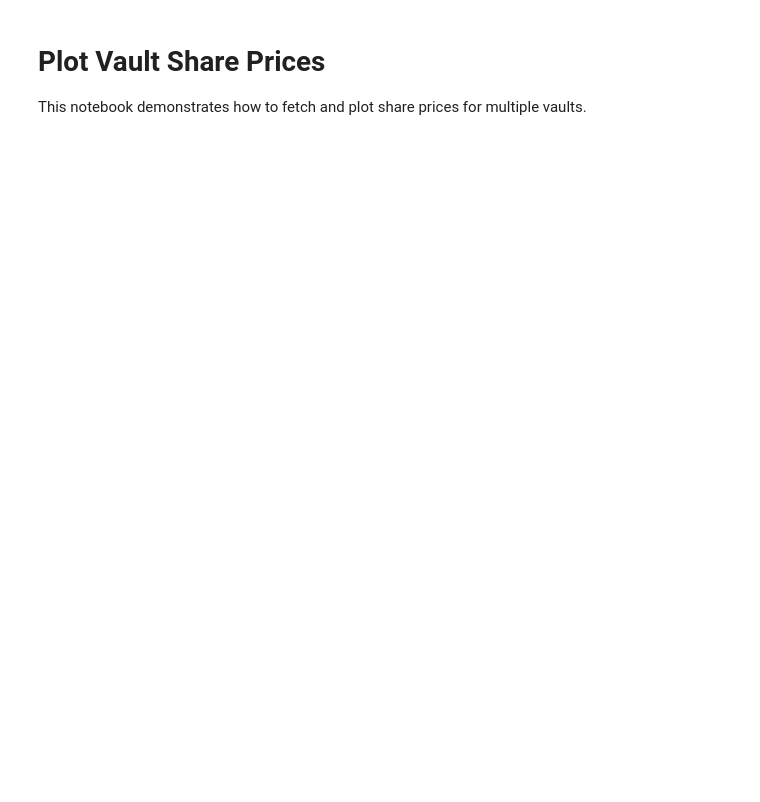
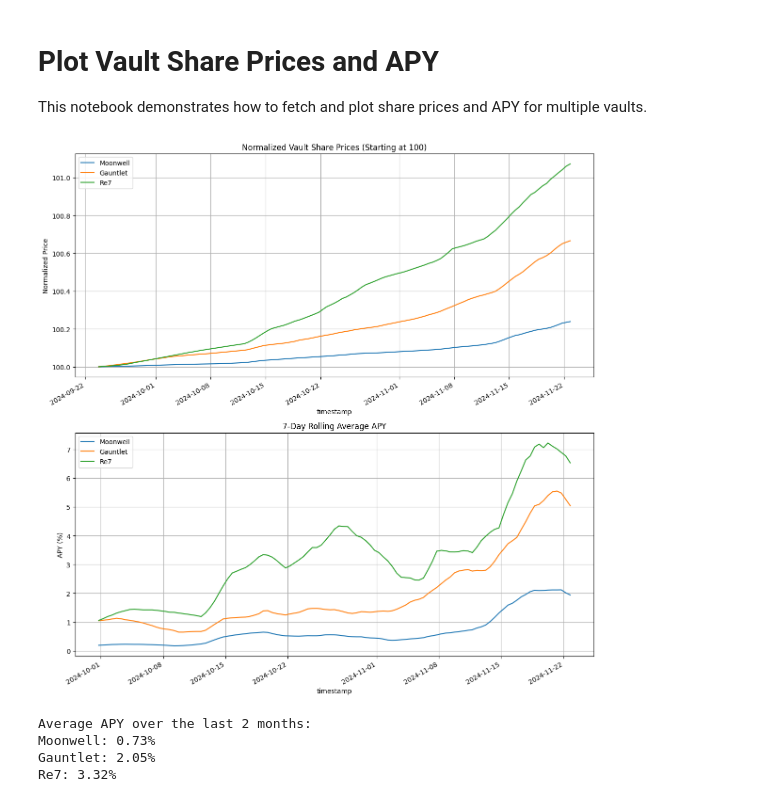
Before and after one commit to monarch-xyz/research, a Jupyter notebook: examples/plot_vaults.ipynb, the cells around one changed output. Cells and saved outputs as stored; diff of their text form; code cells hidden in the pictures; blank space fills up the shorter version.

```diff
--- a/examples/plot_vaults.ipynb
+++ b/examples/plot_vaults.ipynb
@@ -1,6 +1,6 @@
 # %% [markdown]
-# Plot Vault Share Prices
-This notebook demonstrates how to fetch and plot share prices for multiple vaults.
+# Plot Vault Share Prices and APY
+This notebook demonstrates how to fetch and plot share prices and APY for multiple vaults.
 # %%
 import sys
 sys.path.append('../src')
@@ -32,0 +19,66 @@ plt.show()
+# %%
+# Set time range for 2 months
+end_date = datetime.now()
+start_date = end_date - timedelta(days=60)  # Last 60 days
+
+# Fetch and process data for each vault
+def fetch_and_process(fetcher, start_date, end_date):
+    df = fetcher.fetch_prices(start_date, end_date, interval_hours=12)
+
+    # Calculate daily returns and APY
+    df['daily_return'] = df['price'].pct_change()
+    df['apy'] = ((1 + df['daily_return']) ** 365 - 1) * 100
+
+    # Calculate 7-day rolling average APY
+    df['rolling_apy'] = df['apy'].rolling(window=14).mean()  # 14 periods = 7 days (with 12-hour intervals)
+
+    # Normalize prices to start at 100
+    first_price = df['price'].iloc[0]
+    df['normalized_price'] = df['price'] * (100 / first_price)
+
+    return df
+
+# Process data for each vault
+moonwell_df = fetch_and_process(moonwell_fetcher, start_date, end_date)
+gauntlet_df = fetch_and_process(gauntlet_fetcher, start_date, end_date)
+re7_df = fetch_and_process(re7_fetcher, start_date, end_date)
+
+# Create figure with two subplots
+fig, (ax1, ax2) = plt.subplots(2, 1, figsize=(12, 12))
+
+# Plot normalized share prices
+moonwell_df.plot(x='timestamp', y='normalized_price', ax=ax1, label='Moonwell')
+gauntlet_df.plot(x='timestamp', y='normalized_price', ax=ax1, label='Gauntlet')
+re7_df.plot(x='timestamp', y='normalized_price', ax=ax1, label='Re7')
+
+ax1.set_title('Normalized Vault Share Prices (Starting at 100)')
+ax1.set_ylabel('Normalized Price')
+ax1.legend()
+ax1.grid(True)
+
+# Plot 7-day rolling average APY
+moonwell_df.plot(x='timestamp', y='rolling_apy', ax=ax2, label='Moonwell')
+gauntlet_df.plot(x='timestamp', y='rolling_apy', ax=ax2, label='Gauntlet')
+re7_df.plot(x='timestamp', y='rolling_apy', ax=ax2, label='Re7')
+
+ax2.set_title('7-Day Rolling Average APY')
+ax2.set_ylabel('APY (%)')
+ax2.legend()
+ax2.grid(True)
+
+plt.tight_layout()
+plt.show()
+# %% [output]
+[figure, added]
+# %%
+
+# Print average APY over the entire period
+print("\nAverage APY over the last 2 months:")
+print(f"Moonwell: {moonwell_df['apy'].mean():.2f}%")
+print(f"Gauntlet: {gauntlet_df['apy'].mean():.2f}%")
+print(f"Re7: {re7_df['apy'].mean():.2f}%")
+# %% [output]
+Average APY over the last 2 months:
+Moonwell: 0.73%
+Gauntlet: 2.05%
+Re7: 3.32%
```
Also changed, not shown: parts of 2 cells of this notebook, 6 other files.
